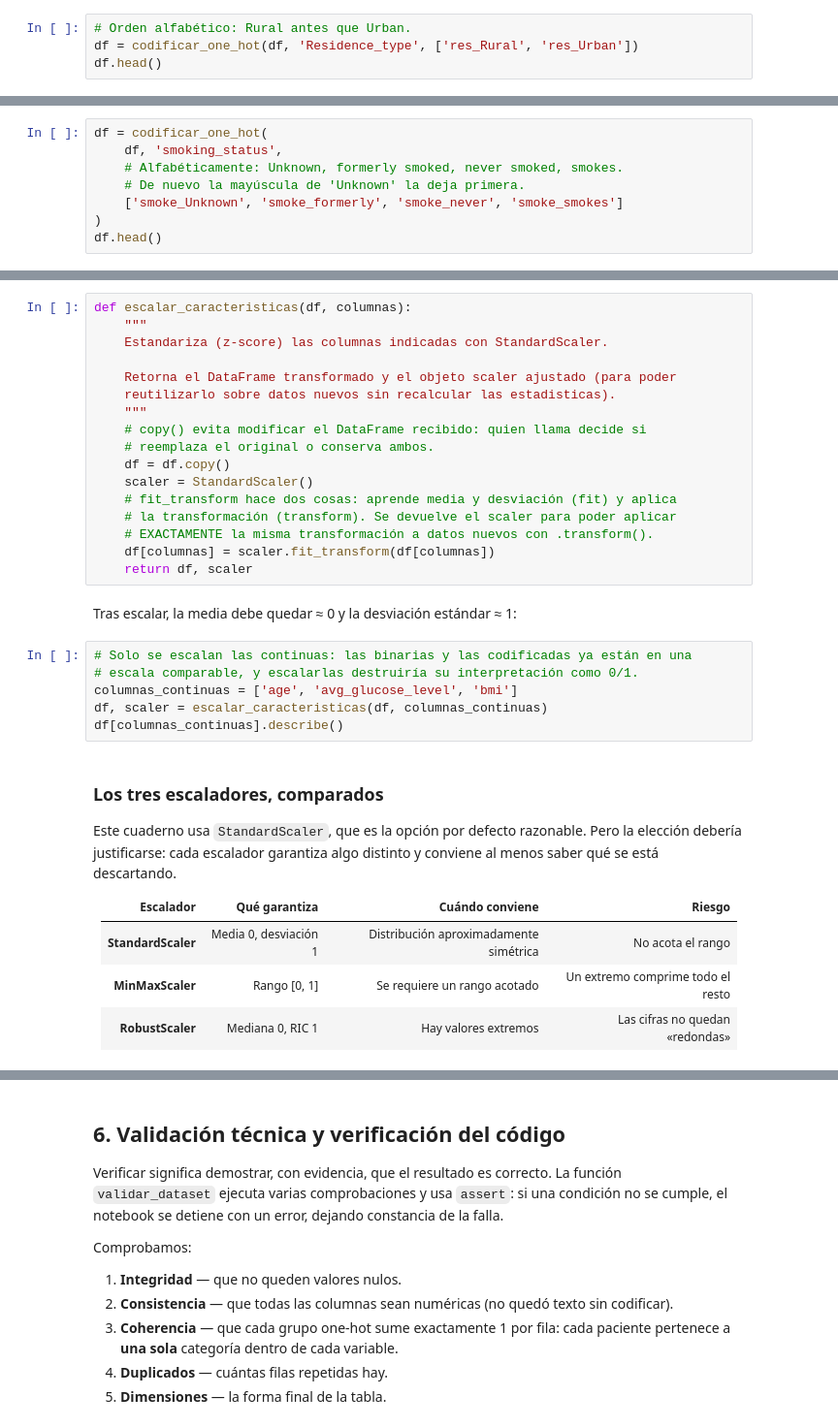
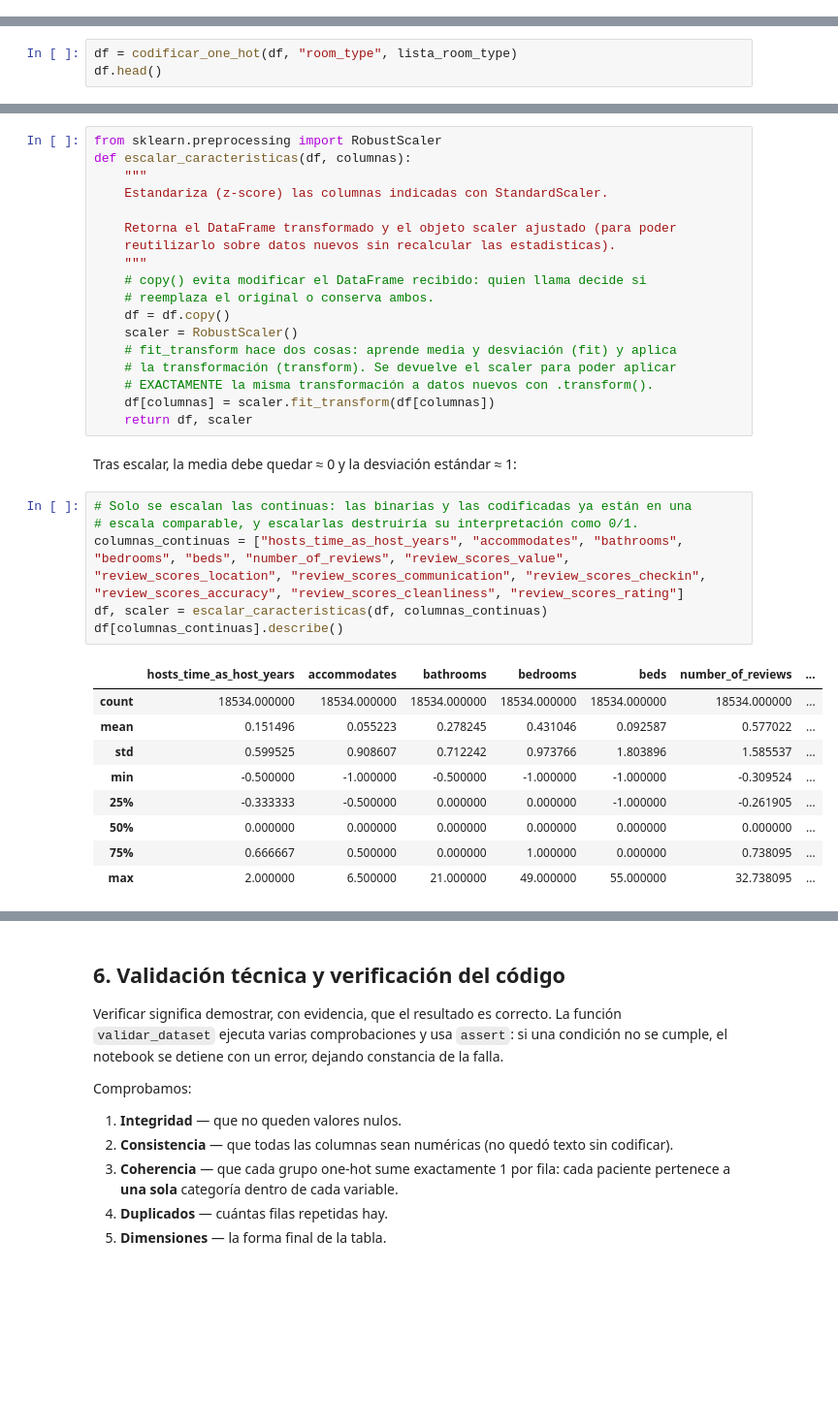
Before and after one commit to Alfredoabraham/proyecto-grupo3-mcdi500, a Jupyter notebook: F2/S1_F2_Preprocesamiento.ipynb, the cells around one changed output, grey strips where cells are left out. Shown at 97% size. Saved outputs shown, nothing was run; the diff lists cells and outputs as text; blank space fills up the shorter version.

```diff
--- a/F2/S1_F2_Preprocesamiento.ipynb
+++ b/F2/S1_F2_Preprocesamiento.ipynb
@@ -745,4 +774,0 @@ Categorías: `Rural`, `Urban` → dos columnas binarias.
-# %%
-# Orden alfabético: Rural antes que Urban.
-df = codificar_one_hot(df, 'Residence_type', ['res_Rural', 'res_Urban'])
-df.head()
@@ -754,8 +774,0 @@ representa información no declarada, no un valor a imputar.
-# %%
-df = codificar_one_hot(
-    df, 'smoking_status',
-    # Alfabéticamente: Unknown, formerly smoked, never smoked, smokes.
-    # De nuevo la mayúscula de 'Unknown' la deja primera.
-    ['smoke_Unknown', 'smoke_formerly', 'smoke_never', 'smoke_smokes']
-)
-df.head()
@@ -868,0 +775,3 @@ if not observadas.issubset(set(orden)):
+# %%
+df = codificar_one_hot(df, "room_type", lista_room_type)
+df.head()
@@ -890,6 +807,7 @@ el escalador a toda la tabla.
 La función devuelve también el `scaler` ajustado, por si más adelante hay que aplicar la
 misma transformación a datos nuevos.
 # %%
+from sklearn.preprocessing import RobustScaler
 def escalar_caracteristicas(df, columnas):
     """
     Estandariza (z-score) las columnas indicadas con StandardScaler.
@@ -900,7 +818,7 @@ def escalar_caracteristicas(df, columnas):
     # copy() evita modificar el DataFrame recibido: quien llama decide si
     # reemplaza el original o conserva ambos.
     df = df.copy()
-    scaler = StandardScaler()
+    scaler = RobustScaler()
     # fit_transform hace dos cosas: aprende media y desviación (fit) y aplica
     # la transformación (transform). Se devuelve el scaler para poder aplicar
     # EXACTAMENTE la misma transformación a datos nuevos con .transform().
@@ -911,18 +829,16 @@ Tras escalar, la media debe quedar ≈ 0 y la desviación estándar ≈ 1:
 # %%
 # Solo se escalan las continuas: las binarias y las codificadas ya están en una
 # escala comparable, y escalarlas destruiría su interpretación como 0/1.
-columnas_continuas = ['age', 'avg_glucose_level', 'bmi']
+columnas_continuas = ["hosts_time_as_host_years", "accommodates", "bathrooms", "bedrooms", "beds", "number_of_reviews", "review_scores_value", "review_scores_location", "review_scores_communication", "review_scores_checkin", "review_scores_accuracy", "review_scores_cleanliness", "review_scores_rating"]
 df, scaler = escalar_caracteristicas(df, columnas_continuas)
 df[columnas_continuas].describe()
+# %% [output]
+|  | hosts_time_as_host_years | accommodates | bathrooms | bedrooms | beds | number_of_reviews | ... |
+| count | 18534.000000 | 18534.000000 | 18534.000000 | 18534.000000 | 18534.000000 | 18534.000000 | ... |
+| mean | 0.151496 | 0.055223 | 0.278245 | 0.431046 | 0.092587 | 0.577022 | ... |
+| std | 0.599525 | 0.908607 | 0.712242 | 0.973766 | 1.803896 | 1.585537 | ... |
+| min | -0.500000 | -1.000000 | -0.500000 | -1.000000 | -1.000000 | -0.309524 | ... |
+| 25% | -0.333333 | -0.500000 | 0.000000 | 0.000000 | -1.000000 | -0.261905 | ... |
+| 50% | 0.000000 | 0.000000 | 0.000000 | 0.000000 | 0.000000 | 0.000000 | ... |
+| 75% | 0.666667 | 0.500000 | 0.000000 | 1.000000 | 0.000000 | 0.738095 | ... |
+| max | 2.000000 | 6.500000 | 21.000000 | 49.000000 | 55.000000 | 32.738095 | ... |
-# %% [markdown]
-### Los tres escaladores, comparados
-
-Este cuaderno usa `StandardScaler`, que es la opción por defecto razonable. Pero
-la elección debería justificarse: cada escalador garantiza algo distinto y
-conviene al menos saber qué se está descartando.
-
-| Escalador | Qué garantiza | Cuándo conviene | Riesgo |
-| --- | --- | --- | --- |
-| **StandardScaler** | Media 0, desviación 1 | Distribución aproximadamente simétrica | No acota el rango |
-| **MinMaxScaler** | Rango [0, 1] | Se requiere un rango acotado | Un extremo comprime todo el resto |
-| **RobustScaler** | Mediana 0, RIC 1 | Hay valores extremos | Las cifras no quedan «redondas» |
```
Also changed, not shown: parts of 42 cells of this notebook, 3 other files.
